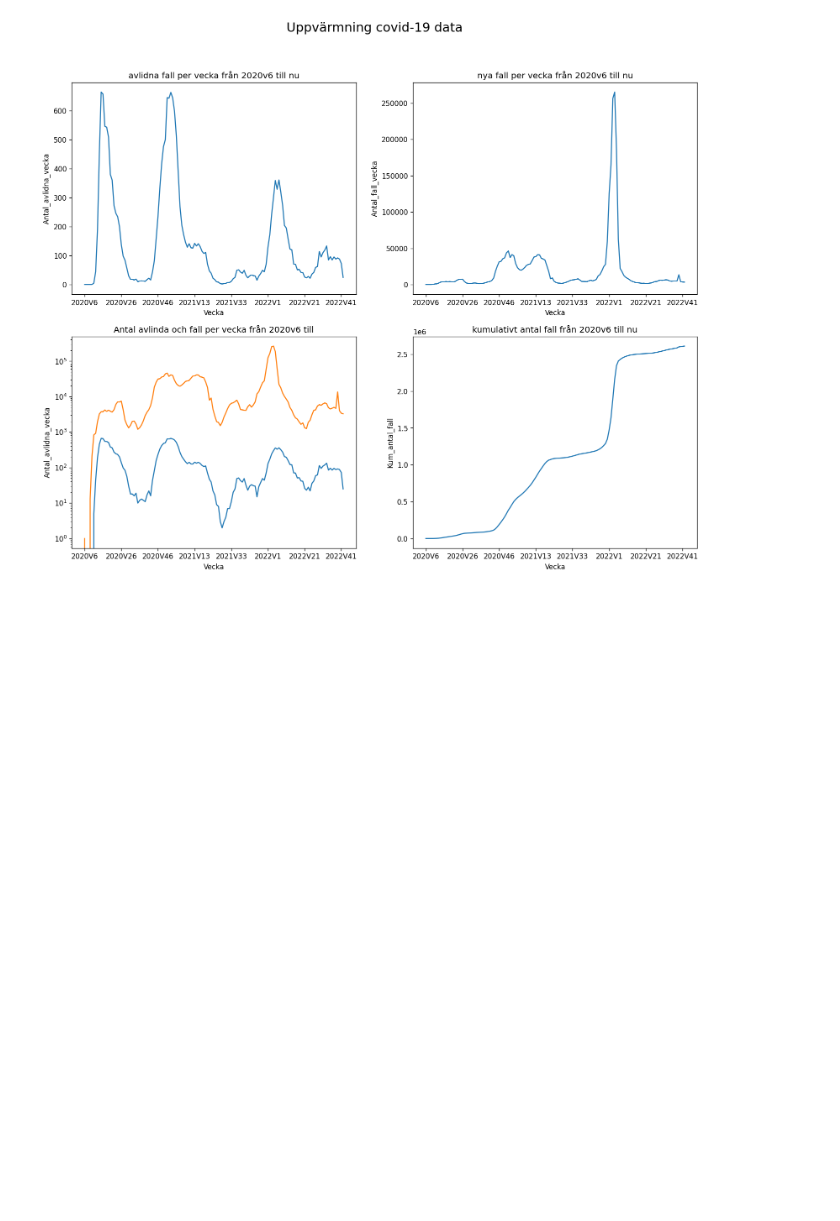
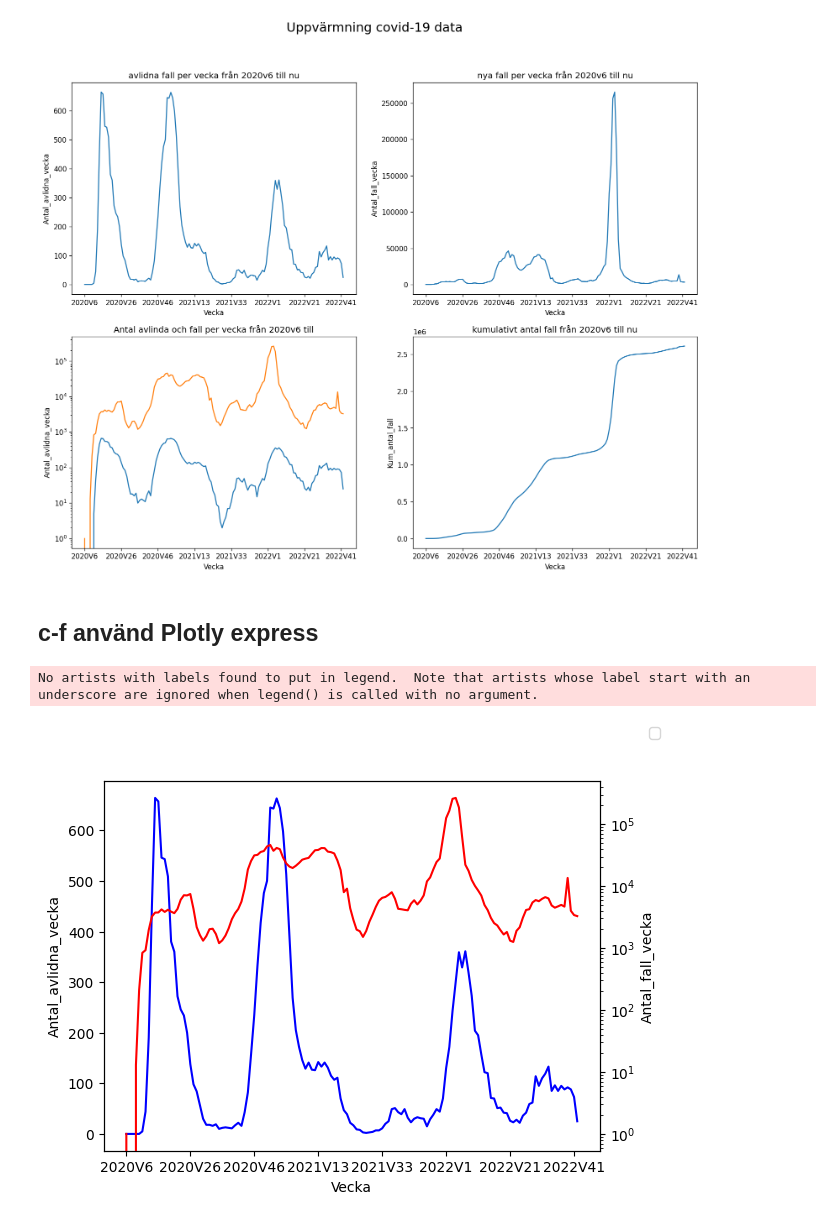
Before and after one commit to VineelaNedunuri/Databehandling-Vineela-Nedunuri, a Jupyter notebook: Labb/Covid19.ipynb, the cells around one changed output. Cells and saved outputs as stored; diff of their text form; code cells hidden in the pictures; blank space fills up the shorter version.

```diff
--- a/Labb/Covid19.ipynb
+++ b/Labb/Covid19.ipynb
@@ -183,6 +185,8 @@ for row in range(2):
 plt.savefig("../Labb/Visualiseringar/seaborn_graphs of uppgift 1 c-d.png", facecolor = "white", bbox_inches = "tight")
 # %% [output]
 [figure]
+# %% [markdown]
+##  c-f använd Plotly express
 # %%
 fig = px.line(
     df,
@@ -221,3 +225,14 @@ fig = px.line(
 )
 fig.show()
 fig.write_html("uppgift 1f.html", auto_open = True)
+# %%
+l1= sns.lineplot(data=df,x="Vecka", y="Antal_avlidna_vecka", legend=False, color="b")
+l2= sns.lineplot(data=df,  x="Vecka", y="Antal_fall_vecka", legend=False, color="r", ax=l1.axes.twinx())
+l1.xaxis.set_major_locator(plt.MaxNLocator(10))
+l2.set(yscale = "log")
+l1.figure.legend()
+
+plt.show()
+# %% [output]
+No artists with labels found to put in legend.  Note that artists whose label start with an underscore are ignored when legend() is called with no argument.
+[figure, added]
```
Also changed, not shown: parts of 1 cell of this notebook.
